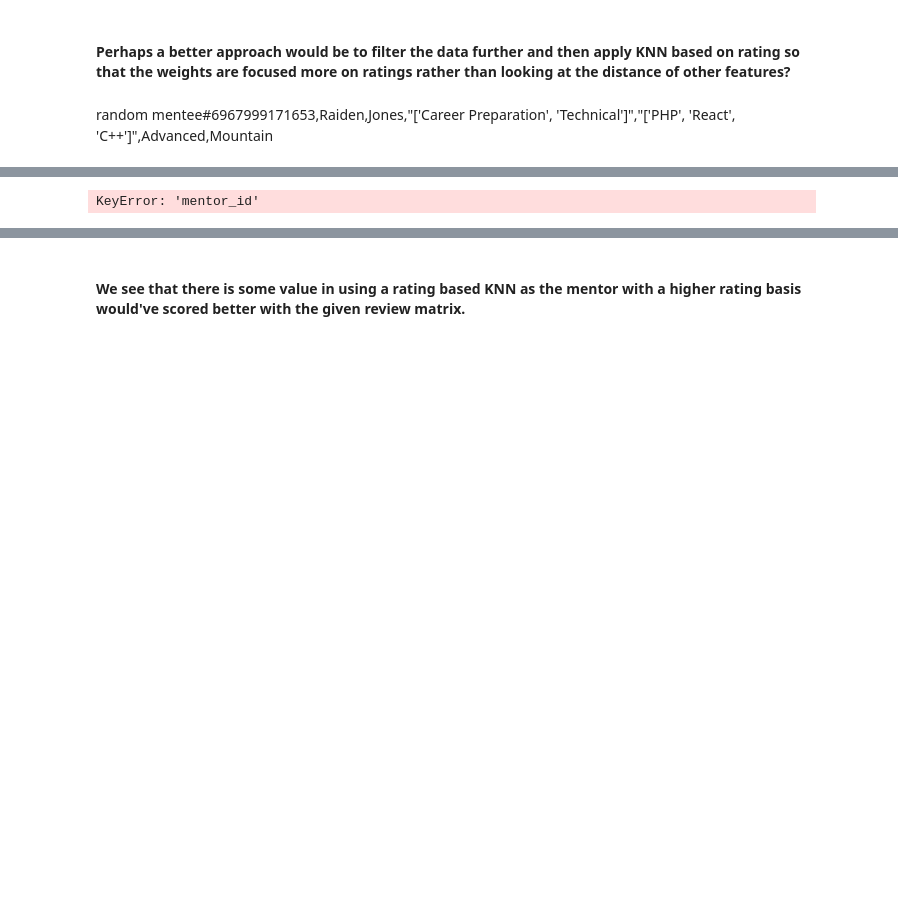
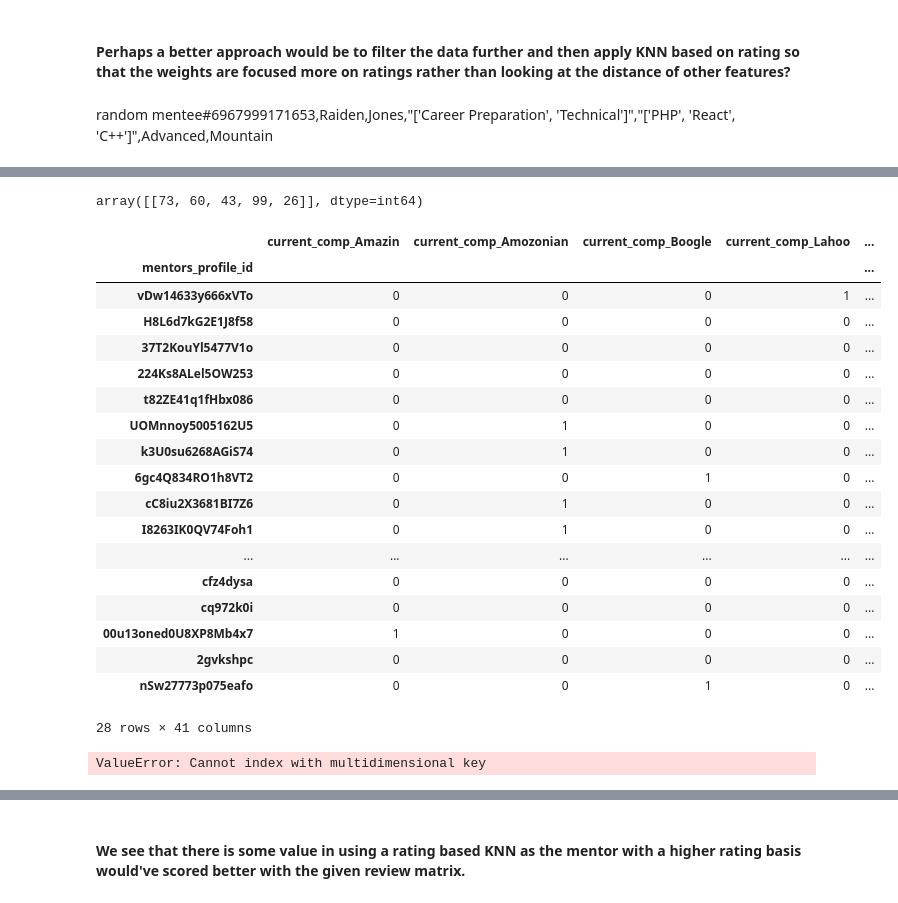
Before and after one commit to BloomTech-Labs/underdog-devs-ds-a, a Jupyter notebook: notebooks/KNN.ipynb, the cells around one changed output, grey strips where cells are left out. Saved outputs shown, nothing was run; the diff lists cells and outputs as text; code cells hidden in the pictures; blank space fills up the shorter version.

```diff
--- a/notebooks/KNN.ipynb
+++ b/notebooks/KNN.ipynb
@@ -34,27 +18,36 @@ One hot encoding dataset generated by local_utils
 # %%
 def ohe(mentors, mentees):
 
-    mentors = mentors.drop(columns=['profile_id', 'first_name', 'last_name', 'email', 'city', 'state', 'validateStatus', 'country'])
+    mentors = mentors.drop(columns=['first_name', 'last_name',
+                           'email', 'city', 'state', 'validateStatus', 'country'])
 
-    test = pd.get_dummies(mentors, columns=['current_comp', 'experience_level', 'job_help', 'industry_knowledge', 'pair_programming', 'other_info', 'formerly_incarcerated', 'list_convictions', 'underrepresented_group', 'low_income'])
+    mentors = pd.merge(mentors, pd.get_dummies(mentors, columns=['current_comp', 'experience_level', 'job_help', 'industry_knowledge',
+                          'pair_programming', 'other_info', 'formerly_incarcerated', 'list_convictions', 'underrepresented_group', 'low_income']).fillna(0))
 
-    test = test.fillna(0)
+    mentors = mentors.join(mentors['subject'].apply(
+        pd.Series).stack().str.get_dummies().groupby(level=0).sum())
 
-    mentors = pd.merge(mentors, test)
+    mentors = mentors.drop(columns=['subject', 'current_comp', 'experience_level', 'job_help', 'industry_knowledge',
+                           'pair_programming', 'other_info', 'formerly_incarcerated', 'list_convictions', 'underrepresented_group', 'low_income'])
 
-    mentors = mentors.join(mentors['subject'].apply(pd.Series).stack().str.get_dummies().groupby(level=0).sum())
-    mentors = mentors.drop(columns=['subject', 'current_comp', 'experience_level', 'job_help', 'industry_knowledge', 'pair_programming', 'other_info', 'formerly_incarcerated', 'list_convictions', 'underrepresented_group', 'low_income'])
+    mentors = mentors.set_index('profile_id')
+    mentors.index.rename('mentors_profile_id', inplace=True)
 
-    mentees = mentees.drop(columns=['profile_id', 'first_name', 'last_name', 'email', 'city', 'state', 'validateStatus', 'country', 'list_convictions'])
+    #------------------------------------------------------------
 
-    test = pd.get_dummies(mentees, columns=['experience_level', 'job_help', 'industry_knowledge', 'pair_programming', 'other_info', 'formerly_incarcerated','underrepresented_group', 'low_income'])
+    mentees = mentees.drop(columns=['first_name', 'last_name',
+                           'email', 'city', 'state', 'validateStatus', 'country', 'list_convictions'])
 
-    test = test.fillna(0)
+    mentees = pd.merge(mentees, pd.get_dummies(mentees, columns=['experience_level', 'job_help', 'industry_knowledge',
+                          'pair_programming', 'other_info', 'formerly_incarcerated', 'underrepresented_group', 'low_income']).fillna(0))
 
-    mentees = pd.merge(mentees, test)
+    mentees = mentees.join(mentees['subject'].apply(
+        pd.Series).stack().str.get_dummies().groupby(level=0).sum())
+    mentees = mentees.drop(columns=['subject', 'experience_level', 'job_help', 'industry_knowledge',
+                           'pair_programming', 'other_info', 'formerly_incarcerated', 'underrepresented_group', 'low_income'])
 
-    mentees = mentees.join(mentees['subject'].apply(pd.Series).stack().str.get_dummies().groupby(level=0).sum())
-    mentees = mentees.drop(columns=['subject', 'experience_level', 'job_help', 'industry_knowledge', 'pair_programming', 'other_info', 'formerly_incarcerated', 'underrepresented_group', 'low_income'])
+    mentees = mentees.set_index('profile_id')
+    mentees.index.rename('mentees_profile_id', inplace=True)
 
     return mentors, mentees
 # %%
@@ -129,13 +179,39 @@ dist_knn, indices_knn = knn.kneighbors([knn_test], 5)
+# %%
+indices_collab
+# %% [output]
+array([[73, 60, 43, 99, 26]], dtype=int64)
+# %%
+mentors
+# %% [output]
+|  | current_comp_Amazin | current_comp_Amozonian | current_comp_Boogle | current_comp_Lahoo | ... |
+| mentors_profile_id |  |  |  |  | ... |
+| vDw14633y666xVTo | 0 | 0 | 0 | 1 | ... |
+| H8L6d7kG2E1J8f58 | 0 | 0 | 0 | 0 | ... |
+| 37T2KouYl5477V1o | 0 | 0 | 0 | 0 | ... |
+| 224Ks8ALel5OW253 | 0 | 0 | 0 | 0 | ... |
+| t82ZE41q1fHbx086 | 0 | 0 | 0 | 0 | ... |
+| UOMnnoy5005162U5 | 0 | 1 | 0 | 0 | ... |
+| k3U0su6268AGiS74 | 0 | 1 | 0 | 0 | ... |
+| 6gc4Q834RO1h8VT2 | 0 | 0 | 1 | 0 | ... |
+| cC8iu2X3681BI7Z6 | 0 | 1 | 0 | 0 | ... |
+| I8263IK0QV74Foh1 | 0 | 1 | 0 | 0 | ... |
+| ... | ... | ... | ... | ... | ... |
+| cfz4dysa | 0 | 0 | 0 | 0 | ... |
+| cq972k0i | 0 | 0 | 0 | 0 | ... |
+| 00u13oned0U8XP8Mb4x7 | 1 | 0 | 0 | 0 | ... |
+| 2gvkshpc | 0 | 0 | 0 | 0 | ... |
+| nSw27773p075eafo | 0 | 0 | 1 | 0 | ... |
+28 rows × 41 columns
 # %%
 collab_mentor_list = []
 for index in indices_collab:
-    collab_mentor_list.append(mentors.loc[combined.iloc[index]['mentor_id']])
+    collab_mentor_list.append(mentors.loc[combined.iloc[index]])
 
 knn_list = []
 for index in indices_knn:
-    knn_list.append(mentors.loc[combined.iloc[index]['mentor_id']])
+    knn_list.append(mentors.loc[combined.iloc[index]])
 # %% [output]
-KeyError: 'mentor_id'
+ValueError: Cannot index with multidimensional key
 # %%
 collab_df = pd.DataFrame(collab_mentor_list[0])
 collab_df
```
Also changed, not shown: parts of 14 cells of this notebook.
